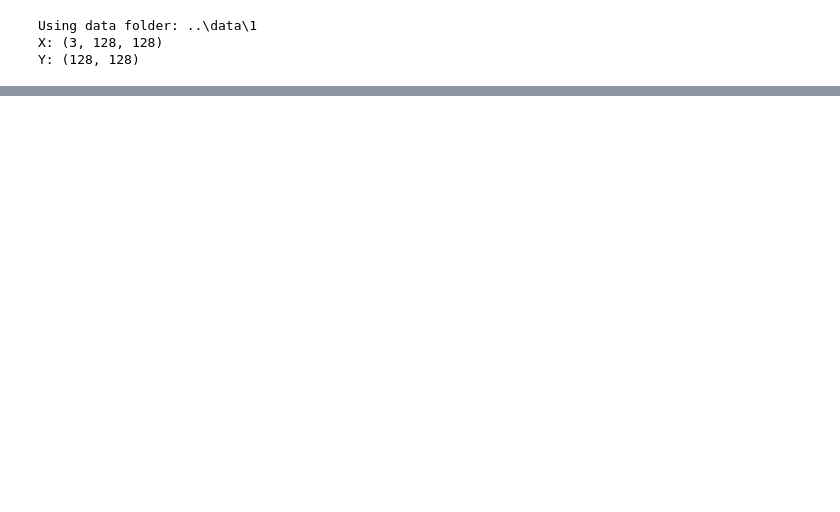
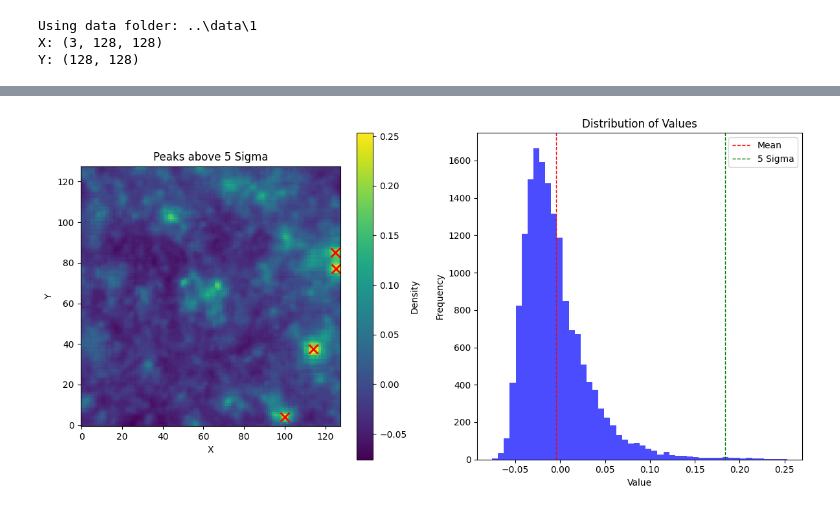
Before and after one commit to fbientrigo/grav_lensing, a Jupyter notebook: final/scripts/visualize_dataset.ipynb, the cells around one changed output, grey strips where cells are left out. Saved outputs shown, nothing was run; the diff lists cells and outputs as text; code cells hidden in the pictures; blank space fills up the shorter version.

```diff
--- a/final/scripts/visualize_dataset.ipynb
+++ b/final/scripts/visualize_dataset.ipynb
@@ -24,0 +61,41 @@ for channel in X:
+# %%
+def plot_peaks(data, sigmas=5, ax1=None, ax2=None):
+    if ax1 is None or ax2 is None:
+        fig, (ax1, ax2) = plt.subplots(1, 2, figsize=(12, 6))
+
+    mean, std_dev = get_stats(data)
+    peak_idx = get_peaks(data, mean, std_dev, sigmas)
+
+    # Plot the data with peaks highlighted on ax1
+    im = ax1.imshow(data, origin='lower')
+    ax1.set_title('Peaks above {} Sigma'.format(sigmas))
+    ax1.set_xlabel('X')
+    ax1.set_ylabel('Y')
+
+    # Plot the peaks
+    for peak in peak_idx:
+        y, x = peak
+        ax1.plot(x, y, 'rx', markersize=10, markeredgewidth=2)  # Cross marker
+
+        # Draw confidence interval (e.g., 1 sigma circle)
+        confidence_interval = plt.Circle((x, y), std_dev, color='r', fill=False, linestyle='--')
+        ax1.add_patch(confidence_interval)
+
+    # Add a colorbar
+    plt.colorbar(im, ax=ax1, label='Density')
+
+    # Plot the distribution of values on ax2
+    ax2.hist(data.ravel(), bins=50, color='blue', alpha=0.7)
+    ax2.axvline(mean, color='red', linestyle='dashed', linewidth=1, label='Mean')
+    ax2.axvline(mean + sigmas * std_dev, color='green', linestyle='dashed', linewidth=1, label=f'{sigmas} Sigma')
+    ax2.set_title('Distribution of Values')
+    ax2.set_xlabel('Value')
+    ax2.set_ylabel('Frequency')
+    ax2.legend()
+
+    plt.tight_layout()
+    plt.show()
+# %%
+plot_peaks(data, sigmas=5)
+# %% [output]
+[figure, added]
```
Also changed, not shown: parts of 8 cells of this notebook, 2 other files.
